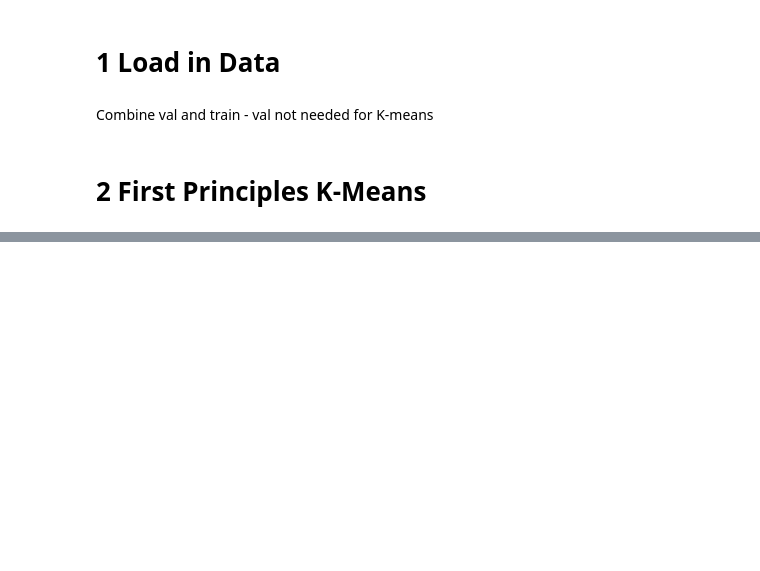
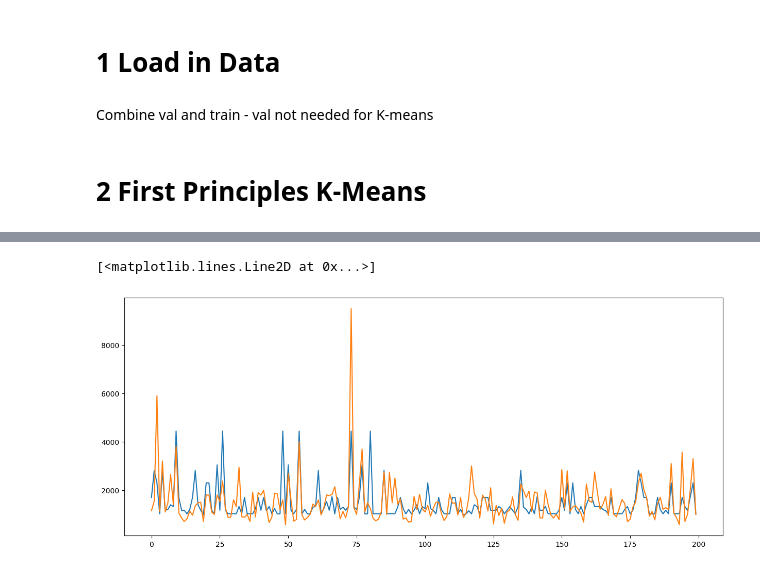
Before and after one commit to jimmyjz1127/MLPApartmentPricePrediction, a Jupyter notebook: KNNAlgorithm.ipynb, the cells around one changed output, grey strips where cells are left out. Drawn from its saved outputs; the diff is of its cells as text; code cells hidden in the pictures; blank space fills up the shorter version.

```diff
--- a/KNNAlgorithm.ipynb
+++ b/KNNAlgorithm.ipynb
@@ -175,3 +176,31 @@ def find_best_results(trials, X):
             u = us
 
     return l, z, u
+# %%
+def predict(X_test, us, zs, y_train):
+    # Normalize input vectors
+    X_test_norm = np.linalg.norm(X_test, axis=1, keepdims=True)
+    X_test_normalized = X_test/X_test_norm
+    # Normalize cluster means
+    us_norm = np.linalg.norm(us, axis=1, keepdims=True)
+    us_normalized = us / us_norm
+
+    # Compute similarities
+    similarities = np.dot(X_test_normalized, us_normalized.T)
+
+    # Compute assignments for test inputs
+    pred_zs = np.argmax(similarities, axis=1)
+
+    # compute sum of labels for train data, per cluster
+    sums = np.dot(zs.T, y_train)
+
+    # get number of train datapoints assigned per cluster
+    counts = np.sum(zs, axis=0)
+
+    # compute average
+    means = sums/counts
+
+    # assign averages to test data predictions
+    y_preds = means[pred_zs]
+
+    return y_preds
@@ -177,0 +209,2 @@ def find_best_results(trials, X):
+# %%
+y_preds = predict(X_test_processed, us, zs, y_train)
@@ -177,0 +230,8 @@ def find_best_results(trials, X):
+# %%
+plt.figure(figsize=(15,6))
+
+plt.plot([i for i in range(len(y_test))], y_preds)
+plt.plot([i for i in range(len(y_test))], y_test)
+# %% [output]
+[<matplotlib.lines.Line2D at 0x...>]
+[figure, added]
```
Also changed, not shown: parts of 9 cells of this notebook.
